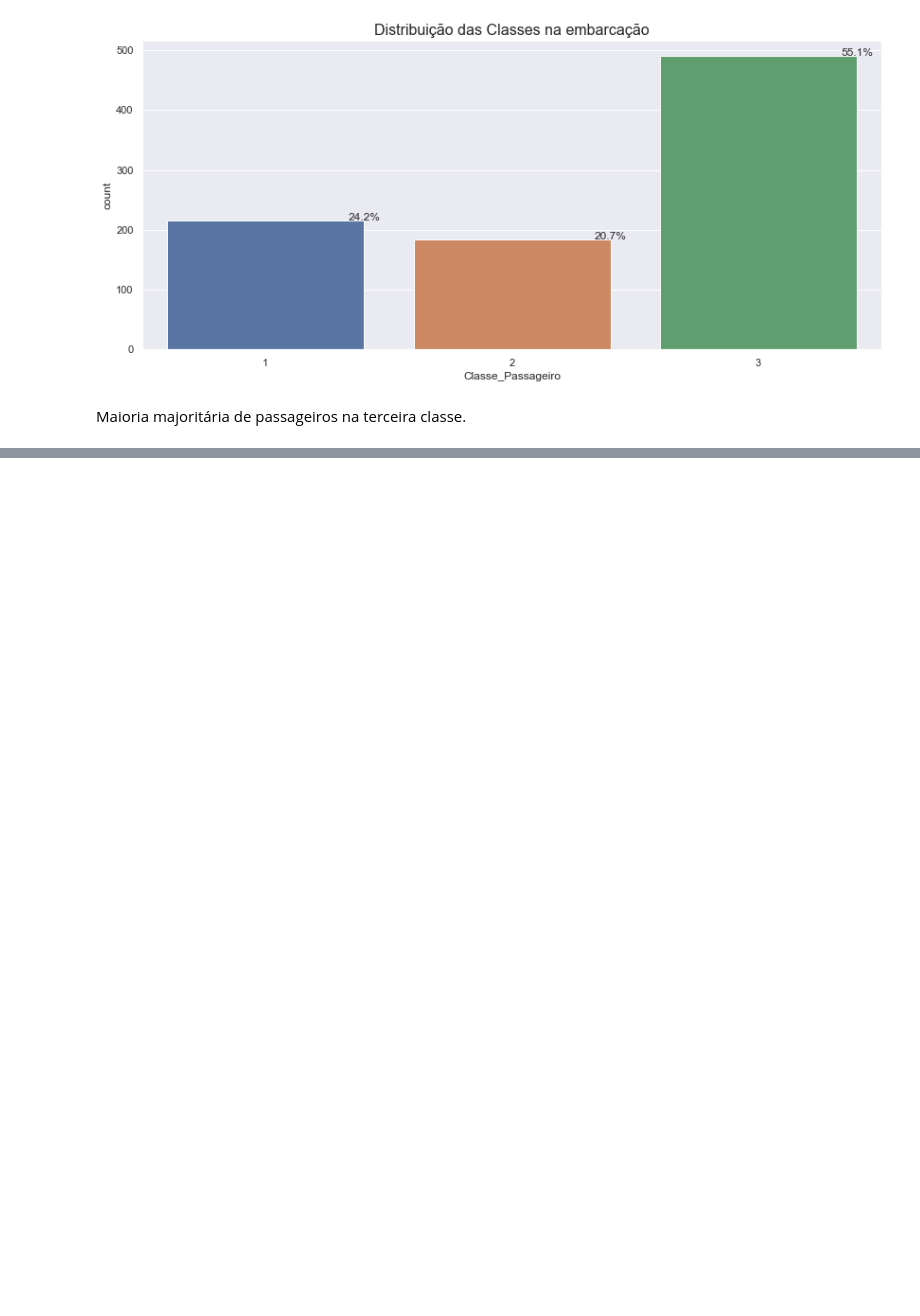
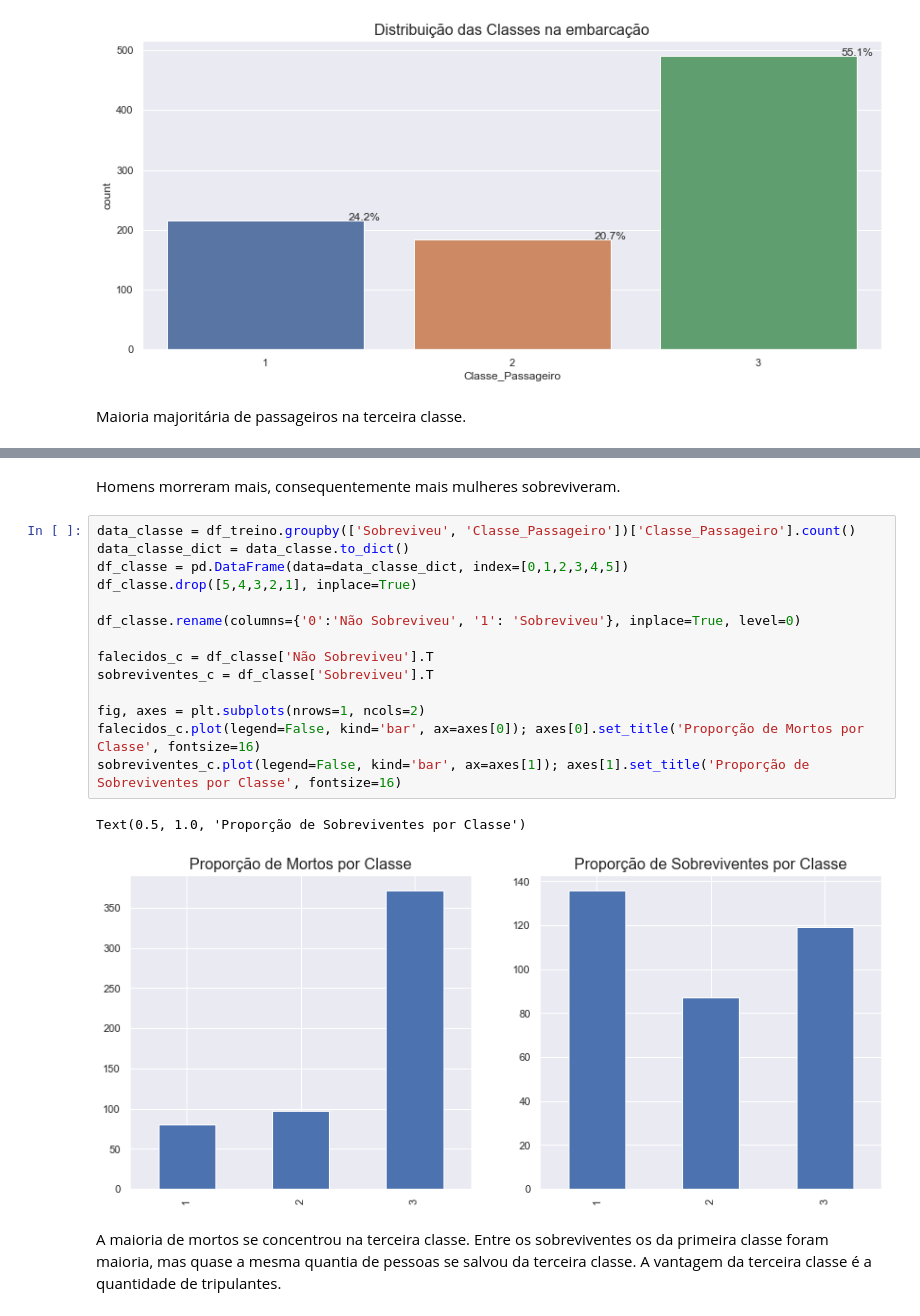
Before and after one commit to Rebeque/Titanic---Quem-sobreviveria-ETL-EDA-ML-Deploy-HTML-CSS-, a Jupyter notebook: Notebook_Titanic_Quem sobreviveria_v0.1.ipynb, the cells around one changed output, grey strips where cells are left out. Drawn from its saved outputs; the diff is of its cells as text; blank space fills up the shorter version.

```diff
--- a/Notebook_Titanic_Quem sobreviveria_v0.1.ipynb
+++ b/Notebook_Titanic_Quem sobreviveria_v0.1.ipynb
@@ -501,0 +506,21 @@ df_genero
+# %% [markdown]
+Homens morreram mais, consequentemente mais mulheres sobreviveram.
+# %%
+data_classe = df_treino.groupby(['Sobreviveu', 'Classe_Passageiro'])['Classe_Passageiro'].count()
+data_classe_dict = data_classe.to_dict()
+df_classe = pd.DataFrame(data=data_classe_dict, index=[0,1,2,3,4,5])
+df_classe.drop([5,4,3,2,1], inplace=True)
+
+df_classe.rename(columns={'0':'Não Sobreviveu', '1': 'Sobreviveu'}, inplace=True, level=0)
+
+falecidos_c = df_classe['Não Sobreviveu'].T
+sobreviventes_c = df_classe['Sobreviveu'].T
+
+fig, axes = plt.subplots(nrows=1, ncols=2)
+falecidos_c.plot(legend=False, kind='bar', ax=axes[0]); axes[0].set_title('Proporção de Mortos por Classe', fontsize=16)
+sobreviventes_c.plot(legend=False, kind='bar', ax=axes[1]); axes[1].set_title('Proporção de Sobreviventes por Classe', fontsize=16)
+# %% [output]
+Text(0.5, 1.0, 'Proporção de Sobreviventes por Classe')
+[figure, added]
+# %% [markdown]
+A maioria de mortos se concentrou na terceira classe. Entre os sobreviventes os da primeira classe foram maioria, mas quase a mesma quantia de pessoas se salvou da terceira classe. A vantagem da terceira classe é a quantidade de tripulantes.
```
Also changed, not shown: parts of 16 cells of this notebook.
